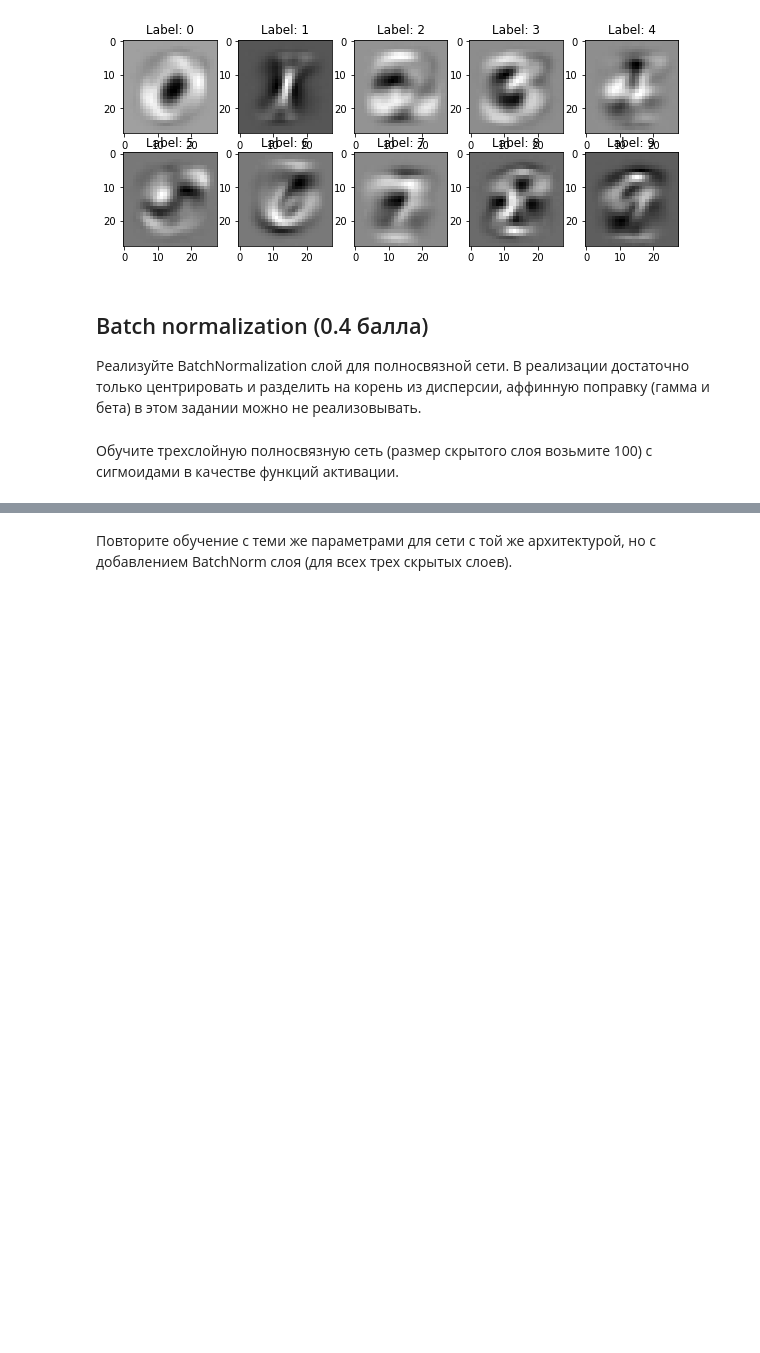
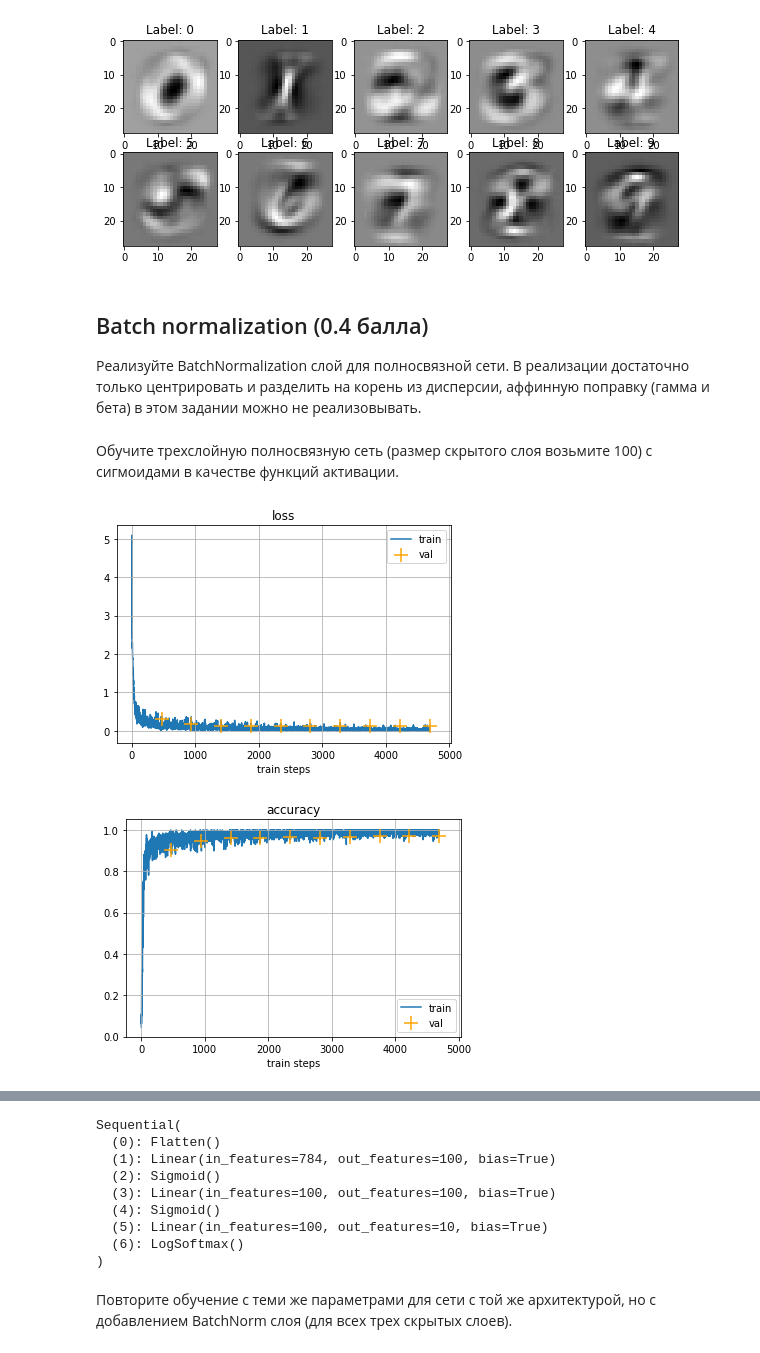
Before and after one commit to Mikhail-off/DL-2019, a Jupyter notebook: Seminars/04/DL19-fall-seminar4.ipynb, the cells around one changed output, grey strips where cells are left out. Saved outputs shown, nothing was run; the diff lists cells and outputs as text; code cells hidden in the pictures; blank space fills up the shorter version.

```diff
--- a/Seminars/04/DL19-fall-seminar4.ipynb
+++ b/Seminars/04/DL19-fall-seminar4.ipynb
@@ -281,3 +294,20 @@ model = nn.Sequential(
+# %%
+hidden = 100
+
+model = nn.Sequential(
+    Flatten(),
+    nn.Linear(input_size, hidden),
+    nn.Sigmoid(),
+    nn.Linear(hidden, hidden),
+    nn.Sigmoid(),
+    nn.Linear(hidden, num_classes),
+    nn.LogSoftmax(dim=-1),
+    )
 # %%
 opt = torch.optim.RMSprop(model.parameters(), lr=0.01)
-train(model, opt, 3)
+model.cuda()
+train(model, opt, 10)
+model.cpu()
+# %% [output]
+[figure, added]
+[figure, added]
@@ -284,2 +315,11 @@ train(model, opt, 3)
+Sequential(
+  (0): Flatten()
+  (1): Linear(in_features=784, out_features=100, bias=True)
+  (2): Sigmoid()
+  (3): Linear(in_features=100, out_features=100, bias=True)
+  (4): Sigmoid()
+  (5): Linear(in_features=100, out_features=10, bias=True)
+  (6): LogSoftmax()
+)
 # %% [markdown]
 Повторите обучение с теми же параметрами для сети с той же архитектурой, но с добавлением BatchNorm слоя (для всех трех скрытых слоев).
```
Also changed, not shown: parts of 8 cells of this notebook.
